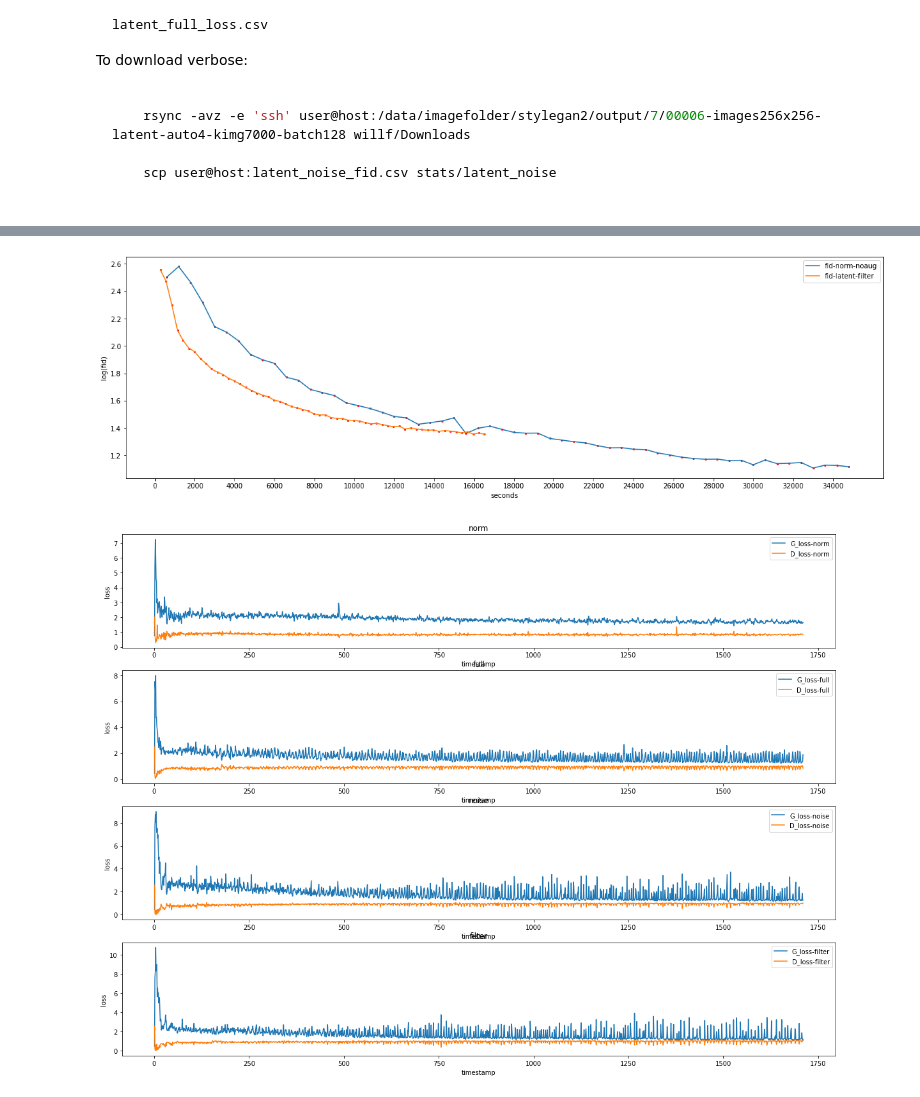
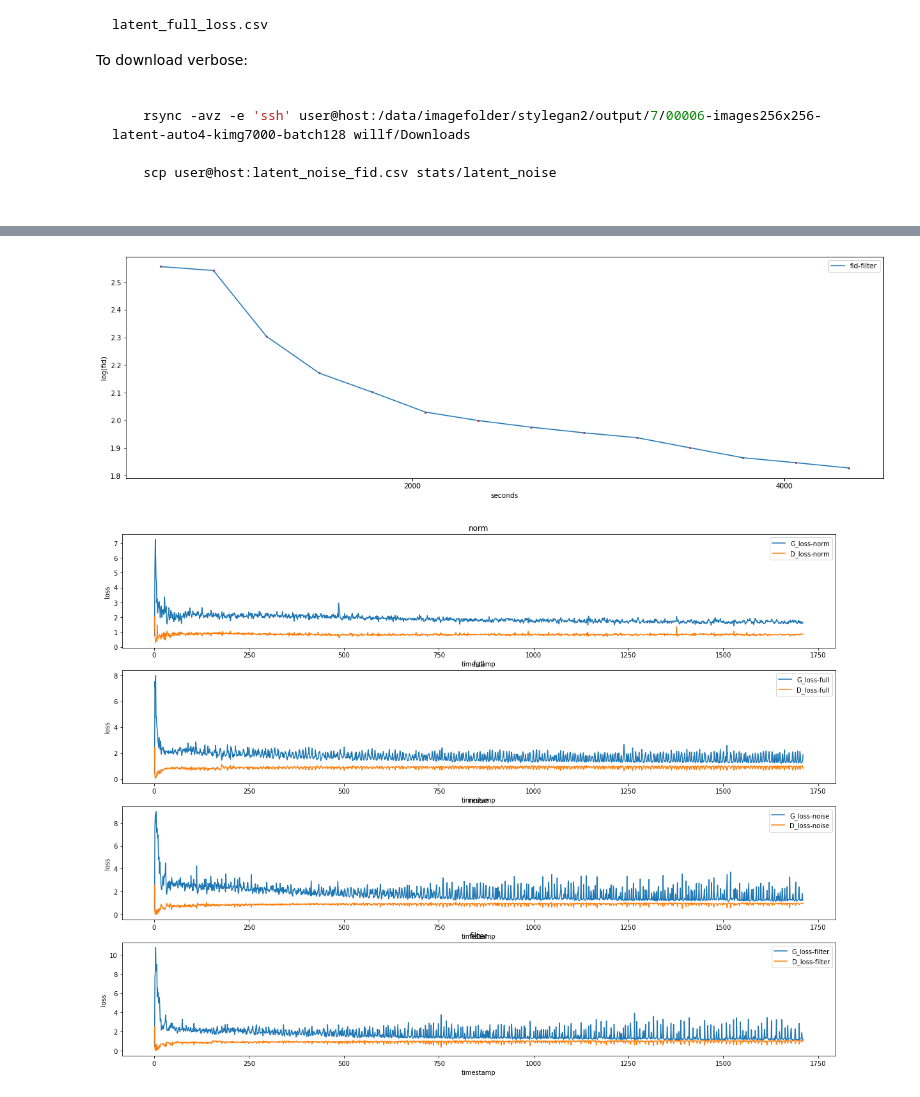
Before and after one commit to bill2bill/latent-stylegan2-ada-pytorch, a Jupyter notebook: example/eval.ipynb, the cells around one changed output, grey strips where cells are left out. Cells and saved outputs as stored; diff of their text form; code cells hidden in the pictures.

```diff
--- a/example/eval.ipynb
+++ b/example/eval.ipynb
@@ -30,11 +30,11 @@ import numpy as np
 import matplotlib.pyplot as plt
 import os
 # %%
-def stats_fid(dir, name, snap, tick_sec):
+def stats_fid(dir, name, snap, tick_sec, const = 0):
     stat_dir = os.path.join(dir, name)
     fid_path = os.path.join(stat_dir, f'{name}_fid.csv')
     df_fid = pd.read_csv(fid_path, index_col=None, header=None, names=list(['latent', 'fid']))
-    df_fid['timestamp'] = (df_fid.index.values.astype(int) + 1) * tick_sec * snap
+    df_fid['timestamp'] = const + ((df_fid.index.values.astype(int) + 1) * tick_sec * snap)
     return df_fid
 
 # def stats_loss(dir, name, snap, tick_sec):
@@ -44,10 +44,12 @@ def stats_fid(dir, name, snap, tick_sec):
 #     df_loss['timestamp'] = df_loss.index.values.astype(int) + 1
 #     return df_loss
 # %%
-filter_fid = stats_fid('data/stats/', 'latent_filter', 30, 9.5)
-filter_xflip_fid = stats_fid('data/stats/', 'latent_xflip_filter', 30, 9.5)
-noise_fid = stats_fid('data/stats/', 'latent_noise', 30, 9.5)
-full_fid = stats_fid('data/stats/', 'latent_full', 30, 10)
+filter_fid = stats_fid('data/stats/', 'latent_filter', 30, 9.5, 6 * 60)
+filter_xflip_fid = stats_fid('data/stats/', 'latent_xflip_filter', 30, 9.5, 6 * 60)
+filter_xflip_fixed_fid = stats_fid('data/stats/', 'latent_xflip_fixed_filter', 30, 9.5, 6 * 60)
+filter_xflip_noaug_fid = stats_fid('data/stats/', 'latent_xflip_noaug_filter', 30, 9.5, 6 * 60)
+noise_fid = stats_fid('data/stats/', 'latent_noise', 30, 9.5, 6 * 60)
+full_fid = stats_fid('data/stats/', 'latent_full', 30, 10, 6 * 60)
 norm_full_fid = stats_fid('data/stats/', 'normal_full', 30, 20)
 norm_filter_fid = stats_fid('data/stats/', 'normal_filter', 30, 20)
 norm_noaug_fid = stats_fid('data/stats/', 'normal_noaug', 30, 20)
@@ -97,7 +111,7 @@ plot([norm_filter_fid, filter_xflip_fid], ['norm-filter', 'latent-xflip-filter']
 # %%
-plot([norm_noaug_fid, filter_fid], ['norm-noaug', 'latent-filter'], ['fid'], markers = True, ylabel = 'fid', log = True)
+plot([filter_fid], ['filter', 'noaug'], ['fid'], markers = True, ylabel = 'fid', log = True)
 # %% [output]
-[figure, old version]
+[figure, new version]
 # %%
 plot([norm_loss, full_loss, noise_loss, filter_loss], ['norm', 'full', 'noise', 'filter'], ['G_loss', 'D_loss'], split = True, figsize = (20, 15), ylabel = 'loss')
 # %% [output]
```
Also changed, not shown: parts of 6 cells of this notebook, 5 other files.
